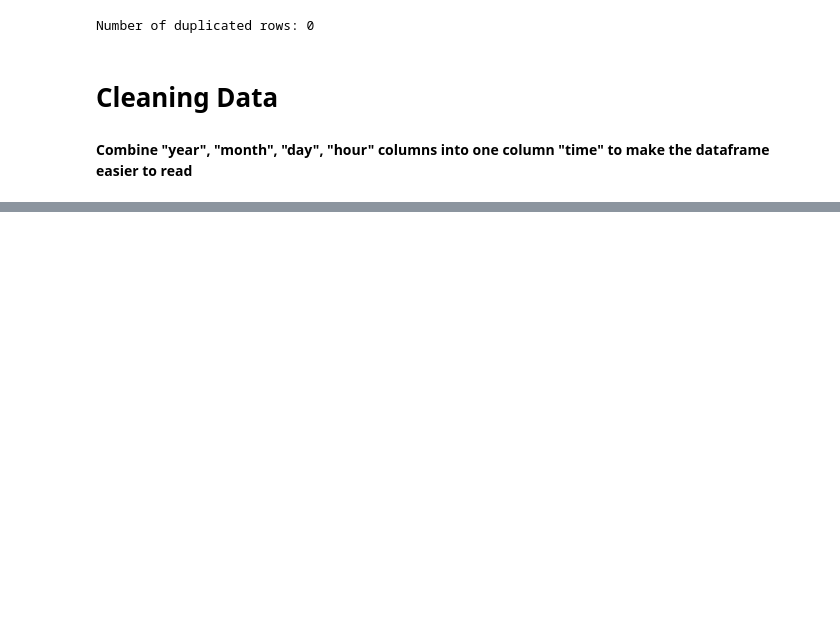
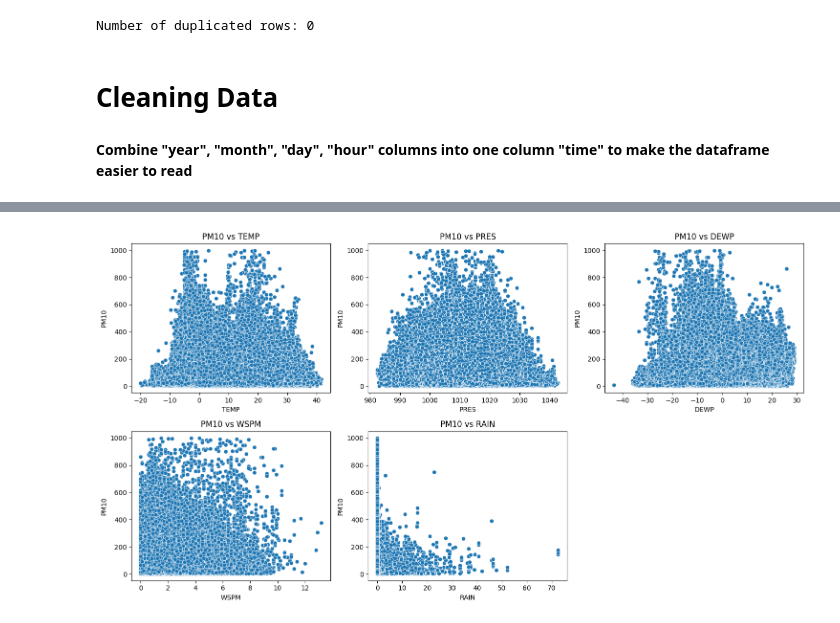
Before and after one commit to AscendingGrass/Dicoding, a Jupyter notebook: Belajar Analisis Data dengan Python/notebook.ipynb, the cells around one changed output, grey strips where cells are left out. Drawn from its saved outputs; the diff is of its cells as text; code cells hidden in the pictures; blank space fills up the shorter version.

```diff
--- a/Belajar Analisis Data dengan Python/notebook.ipynb
+++ b/Belajar Analisis Data dengan Python/notebook.ipynb
@@ -132,0 +260,4 @@ cleaned_df.head()
+# %%
+plot_scatter(interpolated_df, particles[1]) # PM10
+# %% [output]
+[figure, added]
```
Also changed, not shown: parts of 27 cells of this notebook.
